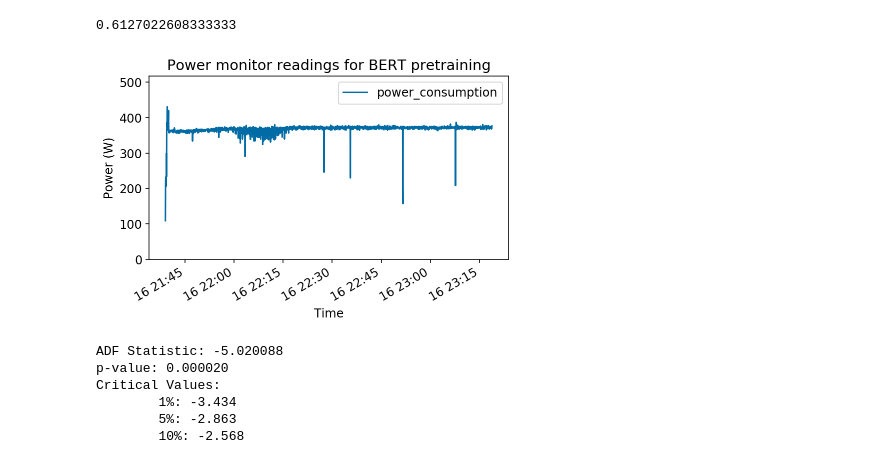
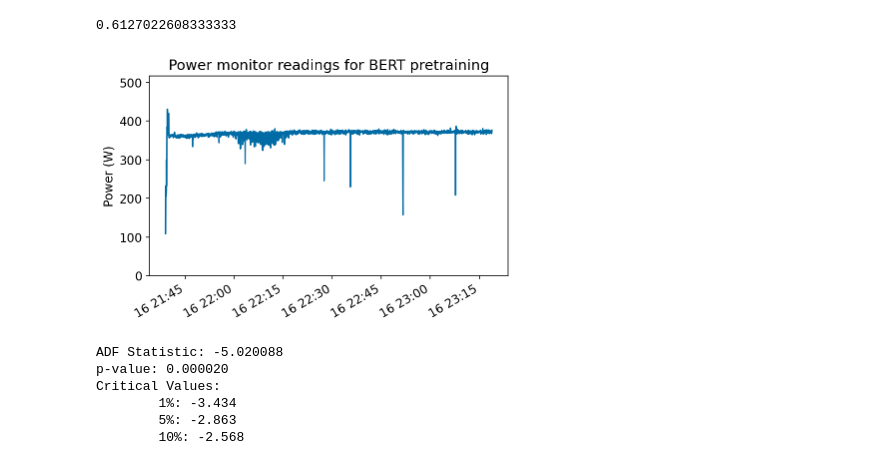
Before and after one commit to MScDissertation/NLP, a Jupyter notebook: pretraining.ipynb, the cells around one changed output. Cells and saved outputs as stored; diff of their text form; code cells hidden in the pictures.

```diff
--- a/pretraining.ipynb
+++ b/pretraining.ipynb
@@ -170,14 +170,14 @@ total_energy_pm
 0.6127022608333333
 # %%
 y_max = subset_df['power_consumption'].max() * 1.2
-ax =subset_df[(power_monitor_df != 0).all(1)].plot(ylim=(0,y_max))
+ax =subset_df[(power_monitor_df != 0).all(1)].plot(ylim=(0,y_max), legend=False)
 ax.set_title("Power monitor readings for BERT pretraining")
 ax.set_ylabel('Power (W)')
-ax.set_xlabel('Time')
+ax.set_xlabel('')
 plt.tight_layout()
-ax.figure.savefig("viz/pm_BERT_pretrain.png")
+ax.figure.savefig("viz/pm_BERT_pretrain.png", dpi=300)
 # %% [output]
-[figure, old version]
+[figure, new version]
 # %%
 from statsmodels.tsa.stattools import adfuller
 def testStationary(series):
```
Also changed, not shown: parts of 2 cells of this notebook, 10 other files.
